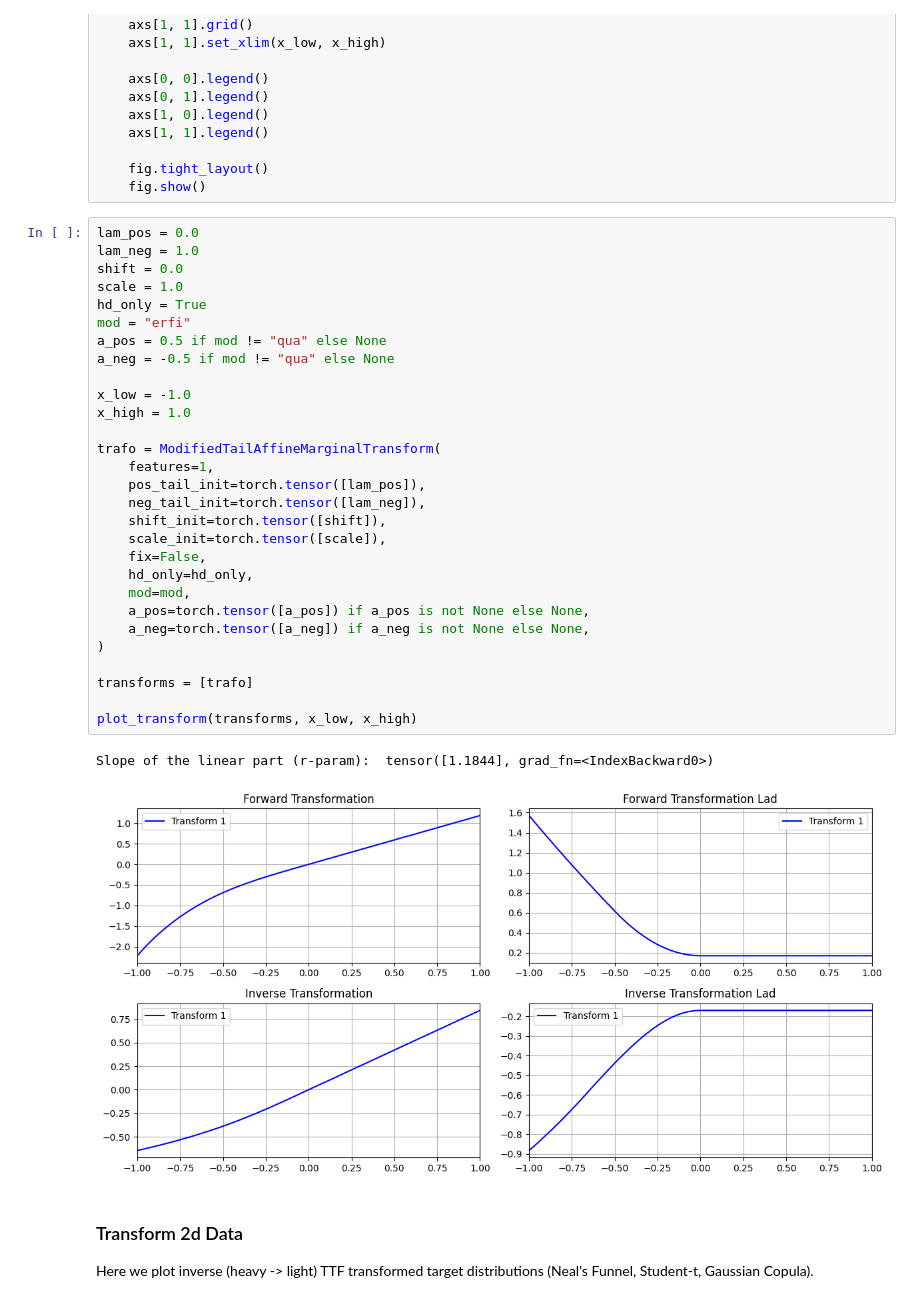
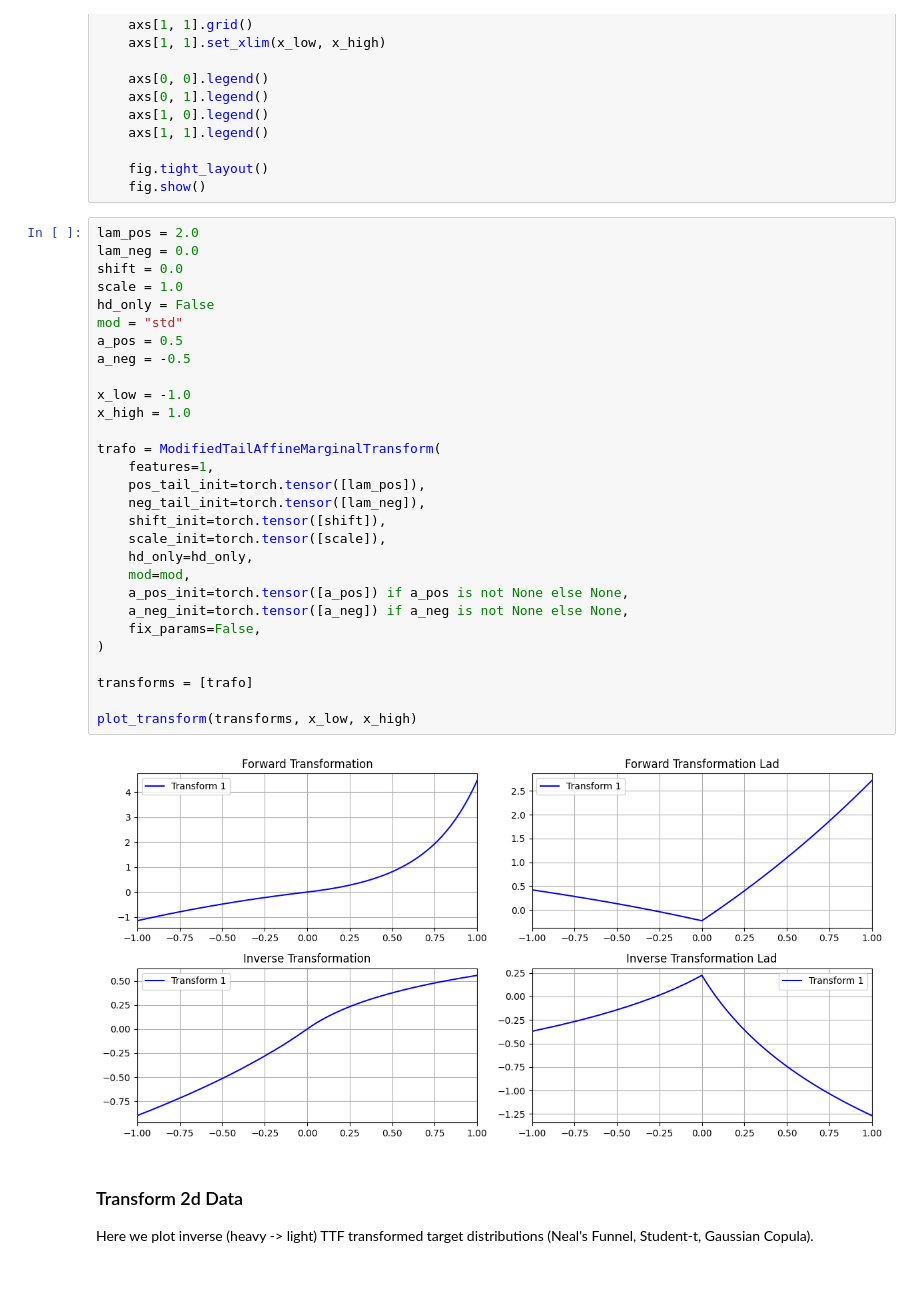
Before and after one commit to Lukas2412/tailnflows, a Jupyter notebook: tailnflows/models/test_transformations.ipynb, the cells around one changed output. Drawn from its saved outputs; the diff is of its cells as text.

```diff
--- a/tailnflows/models/test_transformations.ipynb
+++ b/tailnflows/models/test_transformations.ipynb
@@ -76,37 +76,36 @@ def plot_transform(transforms: list[Union[TailAffineMarginalTransform, ModifiedT
     fig.tight_layout()
     fig.show()
 # %%
-lam_pos = 0.0
-lam_neg = 1.0
+lam_pos = 2.0
+lam_neg = 0.0
 shift = 0.0
 scale = 1.0
-hd_only = True
-mod = "erfi"
-a_pos = 0.5 if mod != "qua" else None
-a_neg = -0.5 if mod != "qua" else None
+hd_only = False
+mod = "std"
+a_pos = 0.5
+a_neg = -0.5
 
 x_low = -1.0
 x_high = 1.0
 
 trafo = ModifiedTailAffineMarginalTransform(
     features=1,
     pos_tail_init=torch.tensor([lam_pos]),
     neg_tail_init=torch.tensor([lam_neg]),
     shift_init=torch.tensor([shift]),
     scale_init=torch.tensor([scale]),
-    fix=False,
     hd_only=hd_only,
     mod=mod,
-    a_pos=torch.tensor([a_pos]) if a_pos is not None else None,
-    a_neg=torch.tensor([a_neg]) if a_neg is not None else None,
+    a_pos_init=torch.tensor([a_pos]) if a_pos is not None else None,
+    a_neg_init=torch.tensor([a_neg]) if a_neg is not None else None,
+    fix_params=False,
 )
 
 transforms = [trafo]
 
 plot_transform(transforms, x_low, x_high)
 # %% [output]
-Slope of the linear part (r-param):  tensor([1.1844], grad_fn=<IndexBackward0>)
-[figure, old version]
+[figure, new version]
 # %% [markdown]
 ### Transform 2d Data
 Here we plot inverse (heavy -> light) TTF transformed target distributions (Neal's Funnel, Student-t, Gaussian Copula).
```
Also changed, not shown: parts of 1 cell of this notebook, 2 other files.
